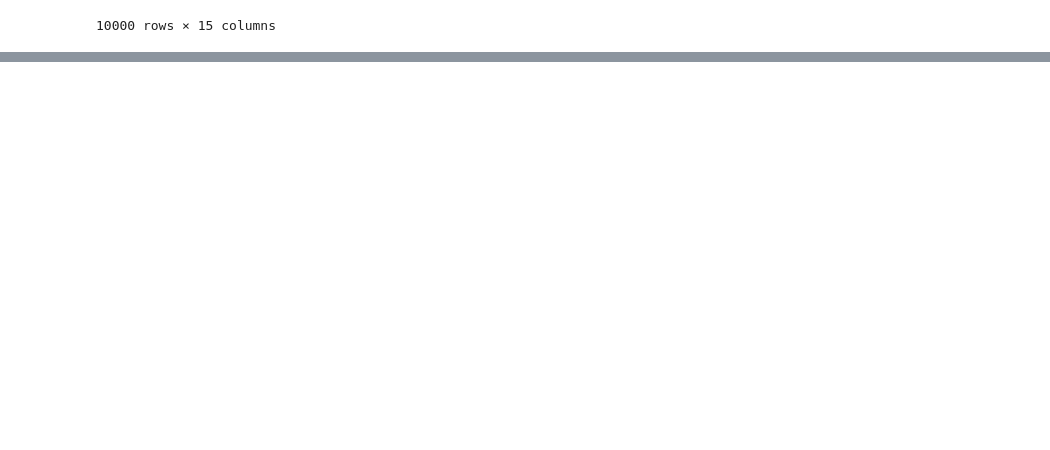
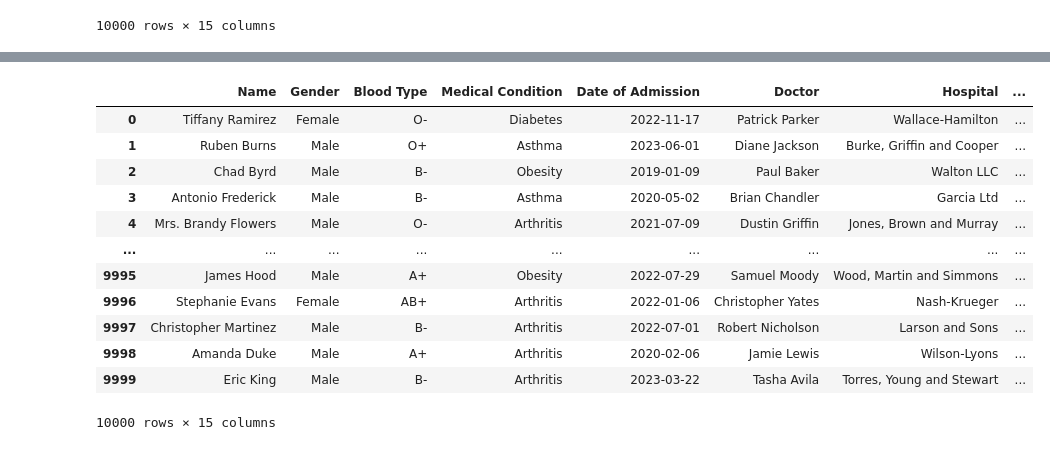
Before and after one commit to saravanans200/Datadrift_POC_with_health_data, a Jupyter notebook: Datadrift.ipynb, the cells around one changed output, grey strips where cells are left out. Cells and saved outputs as stored; diff of their text form; code cells hidden in the pictures; blank space fills up the shorter version.

```diff
--- a/Datadrift.ipynb
+++ b/Datadrift.ipynb
@@ -25,0 +160,16 @@ input_data1
+# %%
+input_data
+# %% [output]
+|  | Name | Gender | Blood Type | Medical Condition | Date of Admission | Doctor | Hospital | ... |
+| 0 | Tiffany Ramirez | Female | O- | Diabetes | 2022-11-17 | Patrick Parker | Wallace-Hamilton | ... |
+| 1 | Ruben Burns | Male | O+ | Asthma | 2023-06-01 | Diane Jackson | Burke, Griffin and Cooper | ... |
+| 2 | Chad Byrd | Male | B- | Obesity | 2019-01-09 | Paul Baker | Walton LLC | ... |
+| 3 | Antonio Frederick | Male | B- | Asthma | 2020-05-02 | Brian Chandler | Garcia Ltd | ... |
+| 4 | Mrs. Brandy Flowers | Male | O- | Arthritis | 2021-07-09 | Dustin Griffin | Jones, Brown and Murray | ... |
+| ... | ... | ... | ... | ... | ... | ... | ... | ... |
+| 9995 | James Hood | Male | A+ | Obesity | 2022-07-29 | Samuel Moody | Wood, Martin and Simmons | ... |
+| 9996 | Stephanie Evans | Female | AB+ | Arthritis | 2022-01-06 | Christopher Yates | Nash-Krueger | ... |
+| 9997 | Christopher Martinez | Male | B- | Arthritis | 2022-07-01 | Robert Nicholson | Larson and Sons | ... |
+| 9998 | Amanda Duke | Male | A+ | Arthritis | 2020-02-06 | Jamie Lewis | Wilson-Lyons | ... |
+| 9999 | Eric King | Male | B- | Arthritis | 2023-03-22 | Tasha Avila | Torres, Young and Stewart | ... |
+10000 rows × 15 columns
```
Also changed, not shown: parts of 16 cells of this notebook.
